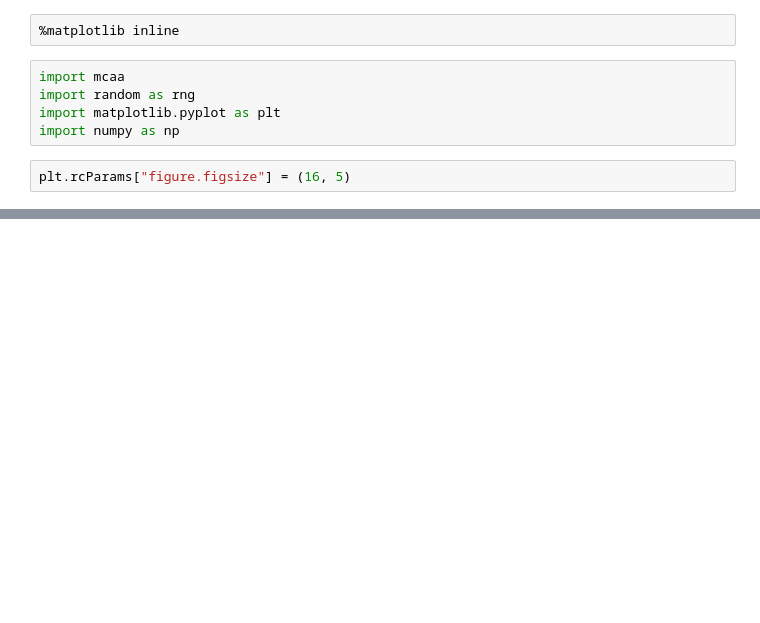
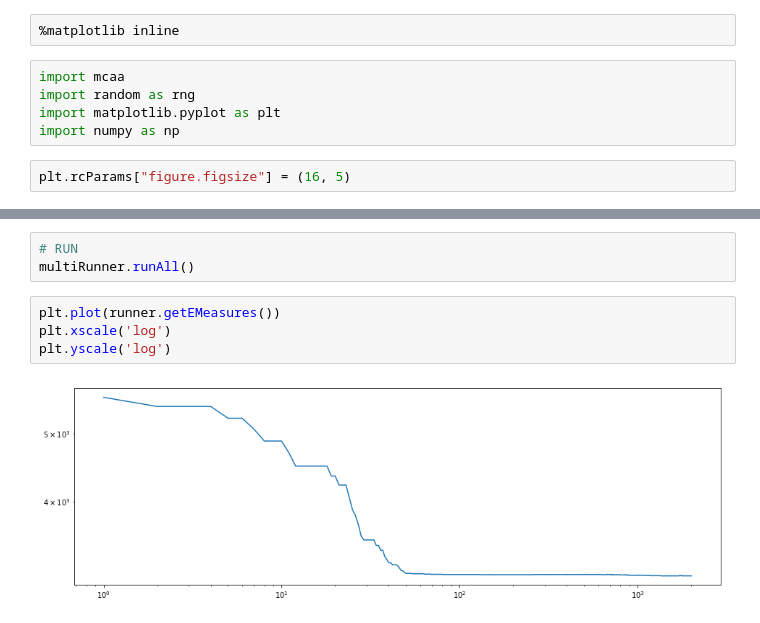
Before and after one commit to njroussel/SimulatedAnnealing, a Jupyter notebook: Running.ipynb, the cells around one changed output, grey strips where cells are left out. Saved outputs shown, nothing was run; the diff lists cells and outputs as text; blank space fills up the shorter version.

```diff
--- a/Running.ipynb
+++ b/Running.ipynb
@@ -75,0 +38,9 @@ print(mySum / 1000)
+# %%
+# RUN
+multiRunner.runAll()
+# %%
+plt.plot(runner.getEMeasures())
+plt.xscale('log')
+plt.yscale('log')
+# %% [output]
+[figure, added]
```
Also changed, not shown: parts of 15 cells of this notebook, 11 other files.
